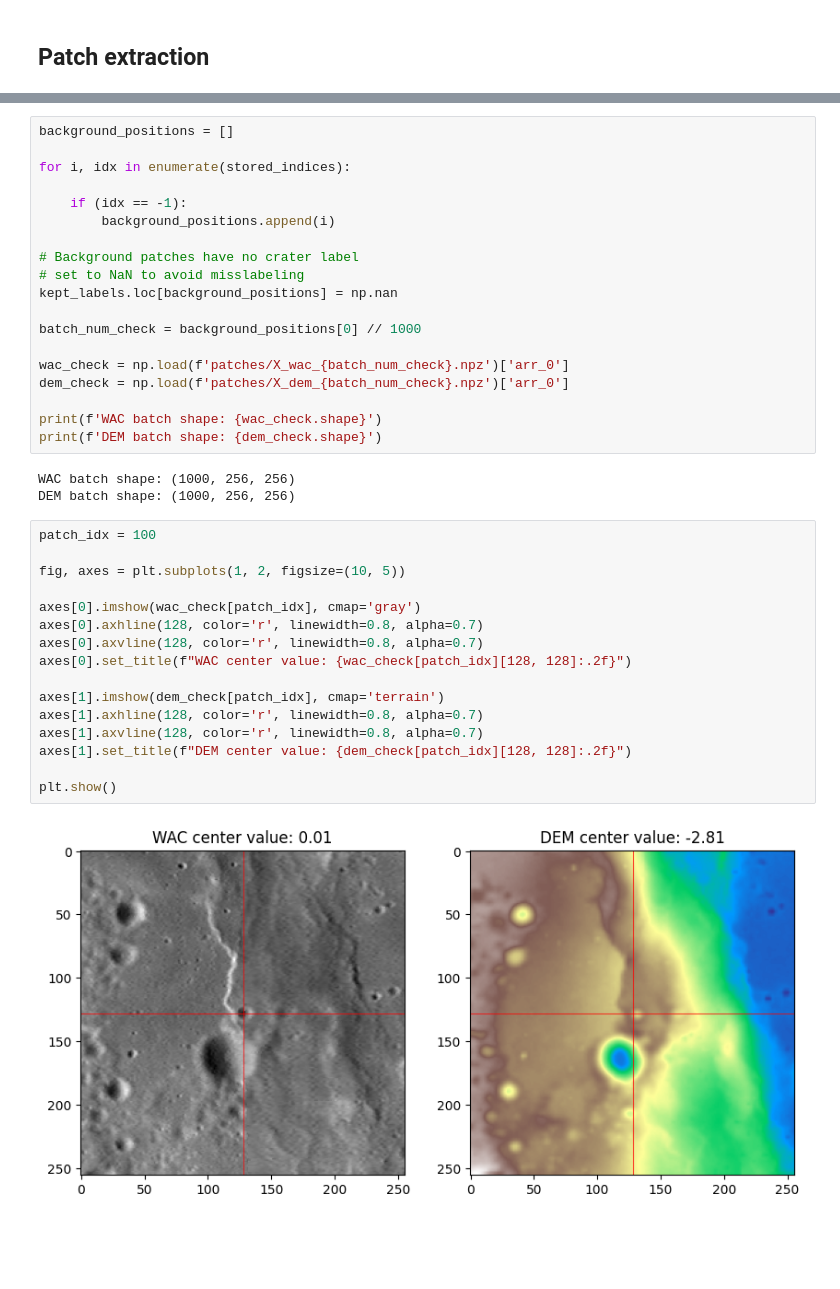
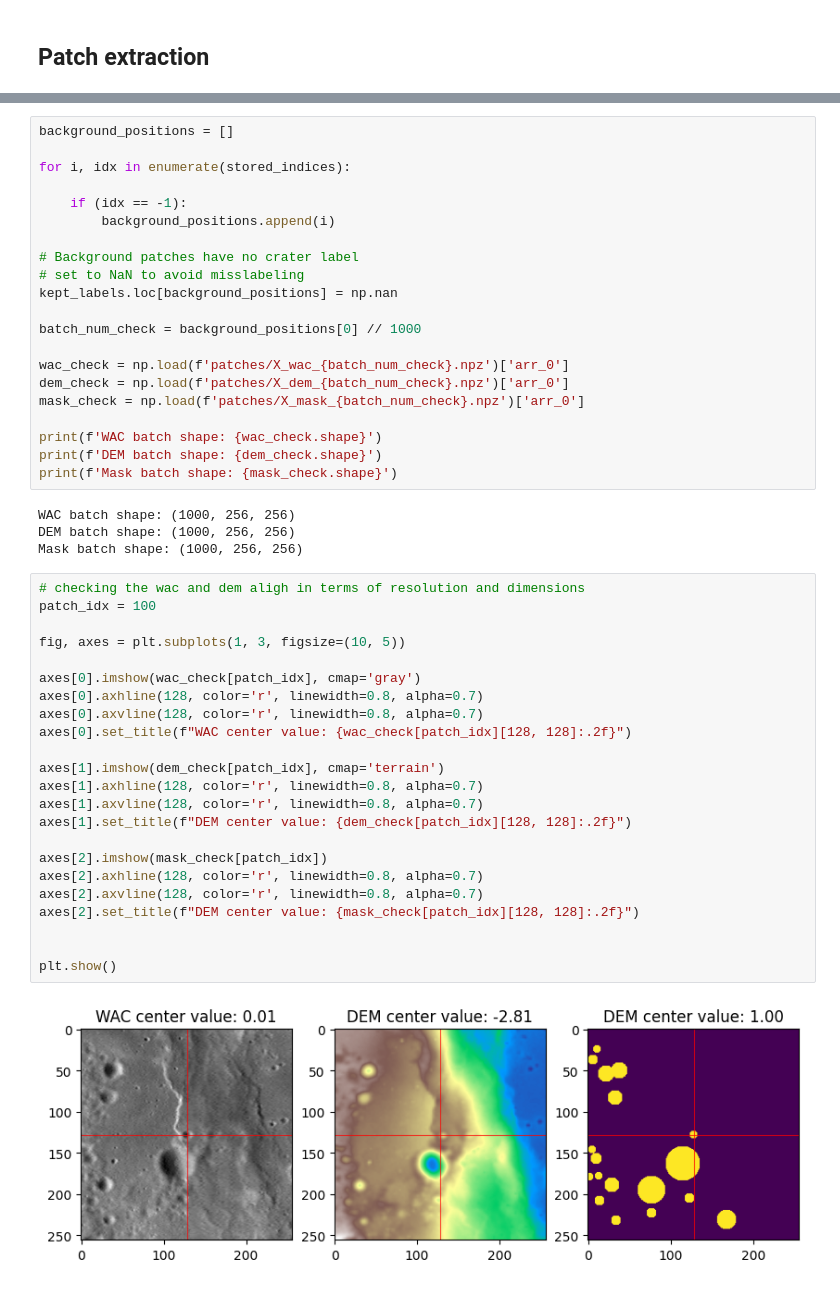
Before and after one commit to savalente3/Lunar_LRO, a Jupyter notebook: pre_processing/data_pre_processing.ipynb, the cells around one changed output, grey strips where cells are left out. Drawn from its saved outputs; the diff is of its cells as text; blank space fills up the shorter version.

```diff
--- a/pre_processing/data_pre_processing.ipynb
+++ b/pre_processing/data_pre_processing.ipynb
@@ -165,27 +213,37 @@ batch_num_check = background_positions[0] // 1000
 
 wac_check = np.load(f'patches/X_wac_{batch_num_check}.npz')['arr_0']
 dem_check = np.load(f'patches/X_dem_{batch_num_check}.npz')['arr_0']
+mask_check = np.load(f'patches/X_mask_{batch_num_check}.npz')['arr_0']
 
 print(f'WAC batch shape: {wac_check.shape}')
 print(f'DEM batch shape: {dem_check.shape}')
+print(f'Mask batch shape: {mask_check.shape}')
 # %% [output]
 WAC batch shape: (1000, 256, 256)
 DEM batch shape: (1000, 256, 256)
+Mask batch shape: (1000, 256, 256)
 # %%
+# checking the wac and dem aligh in terms of resolution and dimensions
 patch_idx = 100
 
-fig, axes = plt.subplots(1, 2, figsize=(10, 5))
+fig, axes = plt.subplots(1, 3, figsize=(10, 5))
 
 axes[0].imshow(wac_check[patch_idx], cmap='gray')
 axes[0].axhline(128, color='r', linewidth=0.8, alpha=0.7)
 axes[0].axvline(128, color='r', linewidth=0.8, alpha=0.7)
 axes[0].set_title(f"WAC center value: {wac_check[patch_idx][128, 128]:.2f}")
 
 axes[1].imshow(dem_check[patch_idx], cmap='terrain')
 axes[1].axhline(128, color='r', linewidth=0.8, alpha=0.7)
 axes[1].axvline(128, color='r', linewidth=0.8, alpha=0.7)
 axes[1].set_title(f"DEM center value: {dem_check[patch_idx][128, 128]:.2f}")
 
+axes[2].imshow(mask_check[patch_idx])
+axes[2].axhline(128, color='r', linewidth=0.8, alpha=0.7)
+axes[2].axvline(128, color='r', linewidth=0.8, alpha=0.7)
+axes[2].set_title(f"DEM center value: {mask_check[patch_idx][128, 128]:.2f}")
+
+
 plt.show()
 # %% [output]
-[figure, old version]
+[figure, new version]
```
Also changed, not shown: parts of 12 cells of this notebook.
